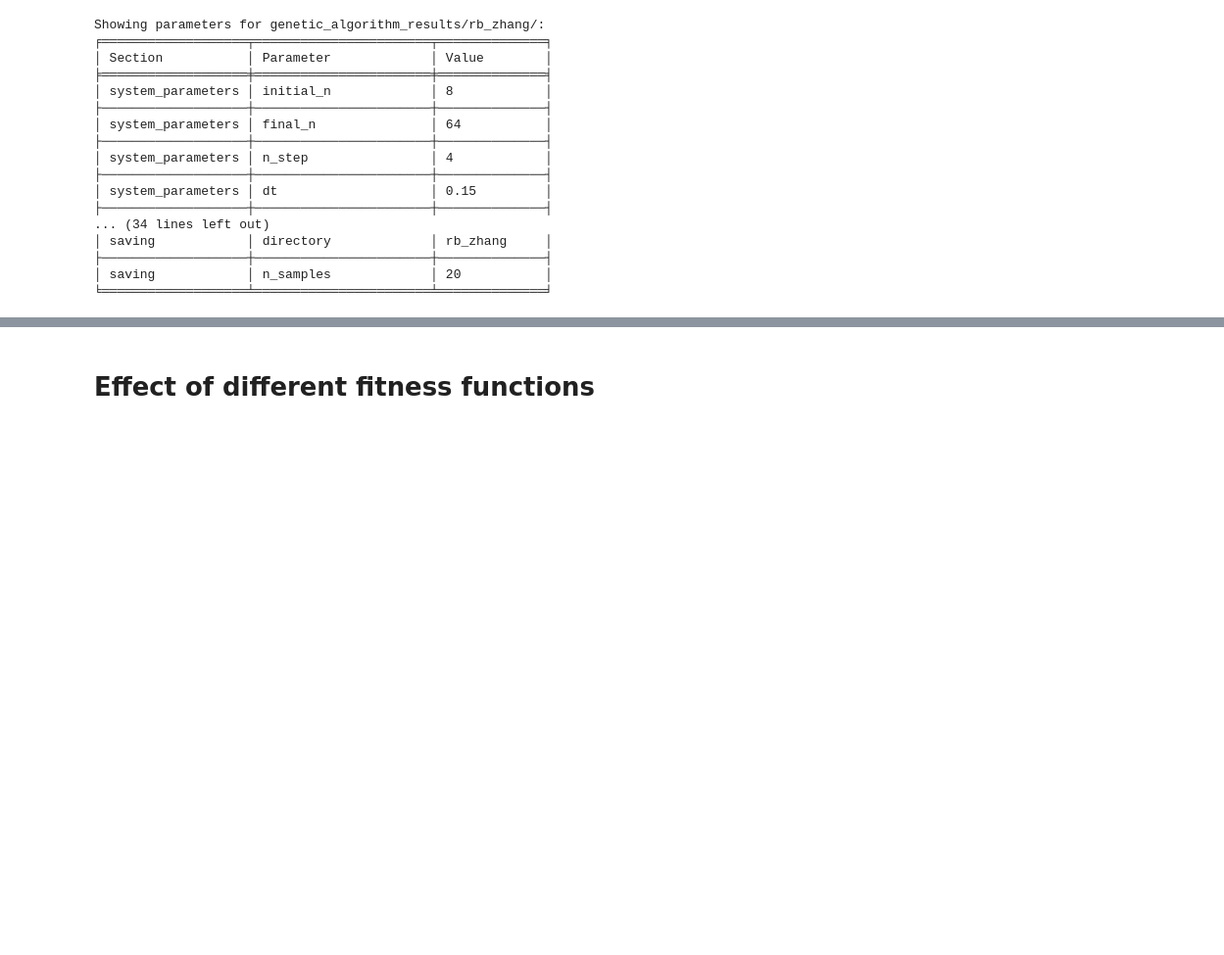
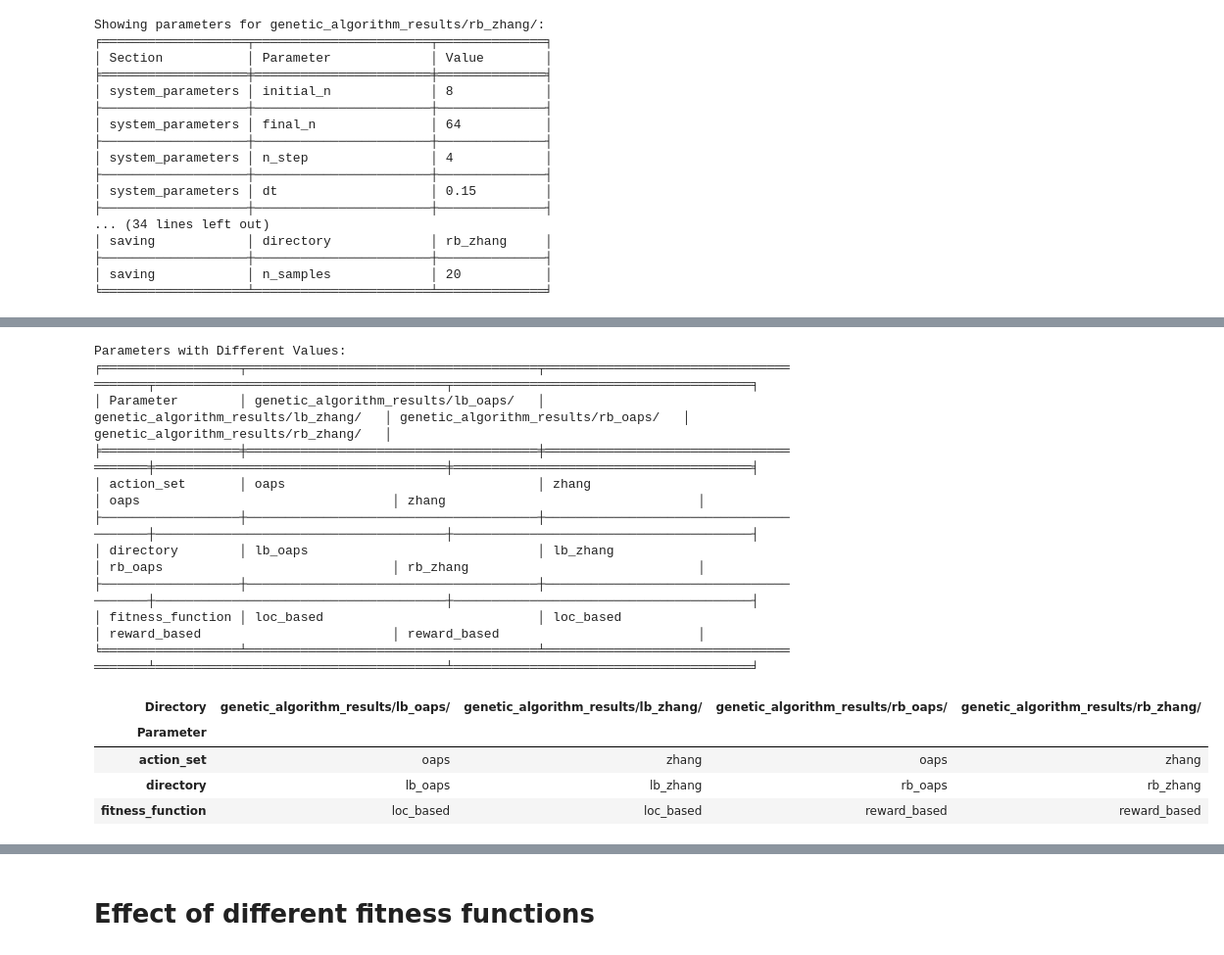
Before and after one commit to sofips/dynamic_control_for_QST, a Jupyter notebook: results_summary.ipynb, the cells around one changed output, grey strips where cells are left out. Shown at 98% size. Saved outputs shown, nothing was run; the diff lists cells and outputs as text; code cells hidden in the pictures; blank space fills up the shorter version.

```diff
--- a/results_summary.ipynb
+++ b/results_summary.ipynb
@@ -56 +100,19 @@ We also study to action sets:
+# %%
+get_different_parameters(directories,print_params=True)
+# %% [output]
+Parameters with Different Values:
+╒══════════════════╤══════════════════════════════════════╤═══════════════════════════════════════╤══════════════════════════════════════╤═══════════════════════════════════════╕
+│ Parameter        │ genetic_algorithm_results/lb_oaps/   │ genetic_algorithm_results/lb_zhang/   │ genetic_algorithm_results/rb_oaps/   │ genetic_algorithm_results/rb_zhang/   │
+╞══════════════════╪══════════════════════════════════════╪═══════════════════════════════════════╪══════════════════════════════════════╪═══════════════════════════════════════╡
+│ action_set       │ oaps                                 │ zhang                                 │ oaps                                 │ zhang                                 │
+├──────────────────┼──────────────────────────────────────┼───────────────────────────────────────┼──────────────────────────────────────┼───────────────────────────────────────┤
+│ directory        │ lb_oaps                              │ lb_zhang                              │ rb_oaps                              │ rb_zhang                              │
+├──────────────────┼──────────────────────────────────────┼───────────────────────────────────────┼──────────────────────────────────────┼───────────────────────────────────────┤
+│ fitness_function │ loc_based                            │ loc_based                             │ reward_based                         │ reward_based                          │
+╘══════════════════╧══════════════════════════════════════╧═══════════════════════════════════════╧══════════════════════════════════════╧═══════════════════════════════════════╛
+| Directory | genetic_algorithm_results/lb_oaps/ | genetic_algorithm_results/lb_zhang/ | genetic_algorithm_results/rb_oaps/ | genetic_algorithm_results/rb_zhang/ |
+| Parameter |  |  |  |  |
+| action_set | oaps | zhang | oaps | zhang |
+| directory | lb_oaps | lb_zhang | rb_oaps | rb_zhang |
+| fitness_function | loc_based | loc_based | reward_based | reward_based |
 # %% [markdown]
```
Also changed, not shown: parts of 14 cells of this notebook.
